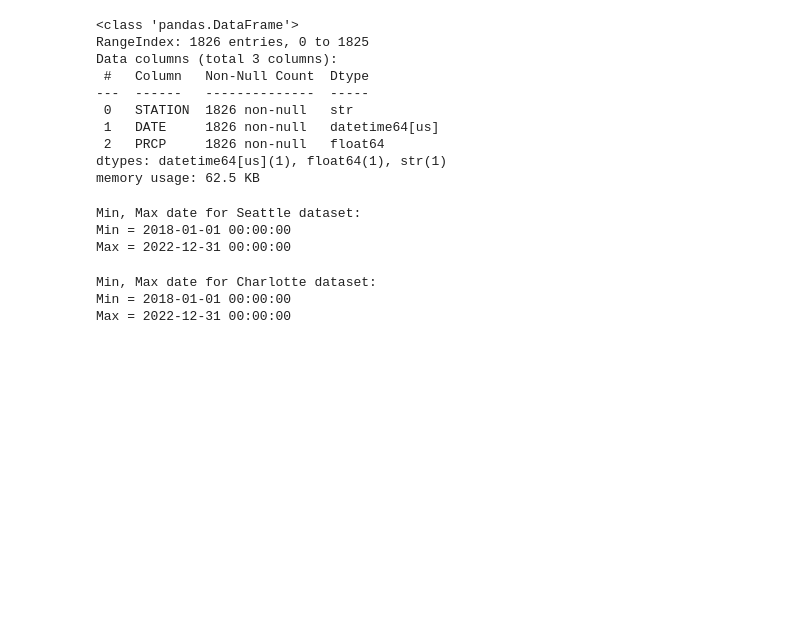
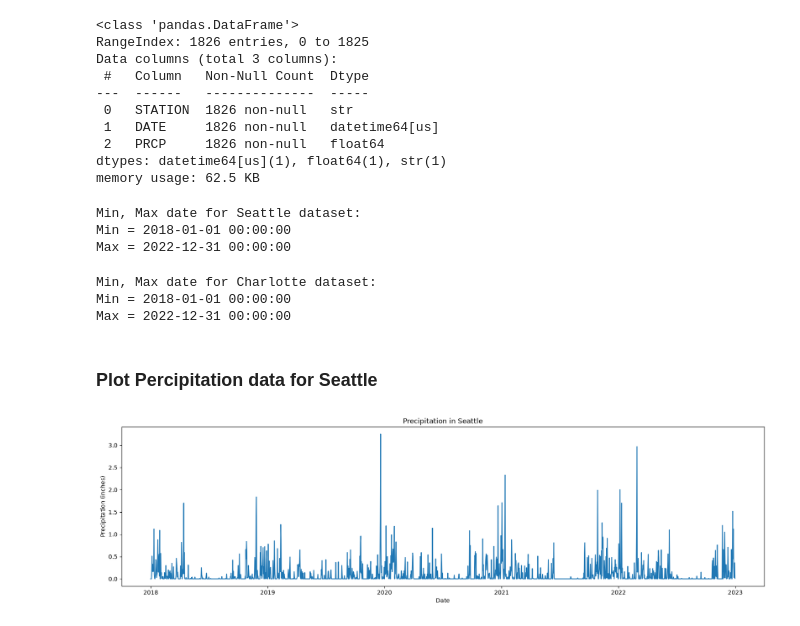
Before and after one commit to binay8/weather, a Jupyter notebook: code/Weather_Data.ipynb, the cells around one changed output. Cells and saved outputs as stored; diff of their text form; code cells hidden in the pictures; blank space fills up the shorter version.

```diff
--- a/code/Weather_Data.ipynb
+++ b/code/Weather_Data.ipynb
@@ -7,7 +7,7 @@ import seaborn as sns
 # %% [markdown]
 ## Load Data for Seattle
 # %%
-df_sea = pd.read_csv("https://raw.githubusercontent.com/binay8/weather/refs/heads/master/data/seattle_data.csv?token=GHSAT0AAAAAAEKIDWPNKJMCFAANNCKHRO6Y2VXKV6Q")
+df_sea = pd.read_csv("https://raw.githubusercontent.com/binay8/weather/refs/heads/master/data/seattle_data.csv")
 # %%
 df_sea.head(10)
 # %% [output]
@@ -25,7 +25,7 @@ df_sea.head(10)
 # %% [markdown]
 ## Load Data for Charlotte
 # %%
-df_cha = pd.read_csv("https://raw.githubusercontent.com/binay8/weather/refs/heads/master/data/charlotte_data.csv?token=GHSAT0AAAAAAEKIDWPMXGL3CIBUUPXPUCBS2VXK5OA")
+df_cha = pd.read_csv("https://raw.githubusercontent.com/binay8/weather/refs/heads/master/data/charlotte_data.csv")
 # %%
 df_cha.head(10)
 # %% [output]
@@ -183,3 +183,14 @@ print(f"Min, Max date for Charlotte dataset:\nMin = {df_cha['DATE'].min()}\nMax
 Min, Max date for Charlotte dataset:
 Min = 2018-01-01 00:00:00
 Max = 2022-12-31 00:00:00
+# %% [markdown]
+### Plot Percipitation data for Seattle
+# %%
+plt.figure(figsize=(20,5))
+plt.title("Precipitation in Seattle")
+sns.lineplot(data = df_sea, x = "DATE", y = "PRCP")
+plt.xlabel("Date")
+plt.ylabel("Precipitation (inches)")
+plt.show()
+# %% [output]
+[figure, added]
```
Also changed, not shown: parts of 4 cells of this notebook.
